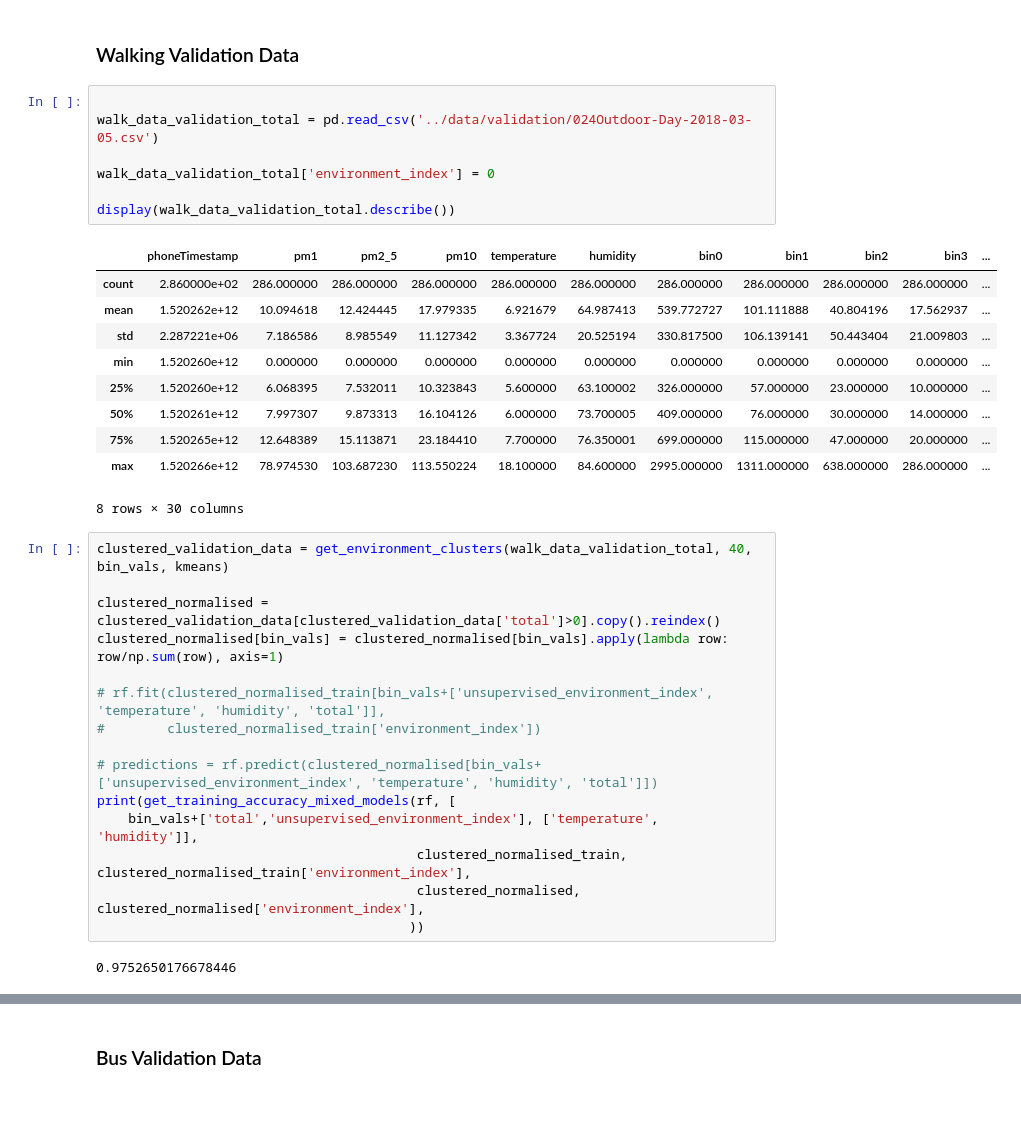
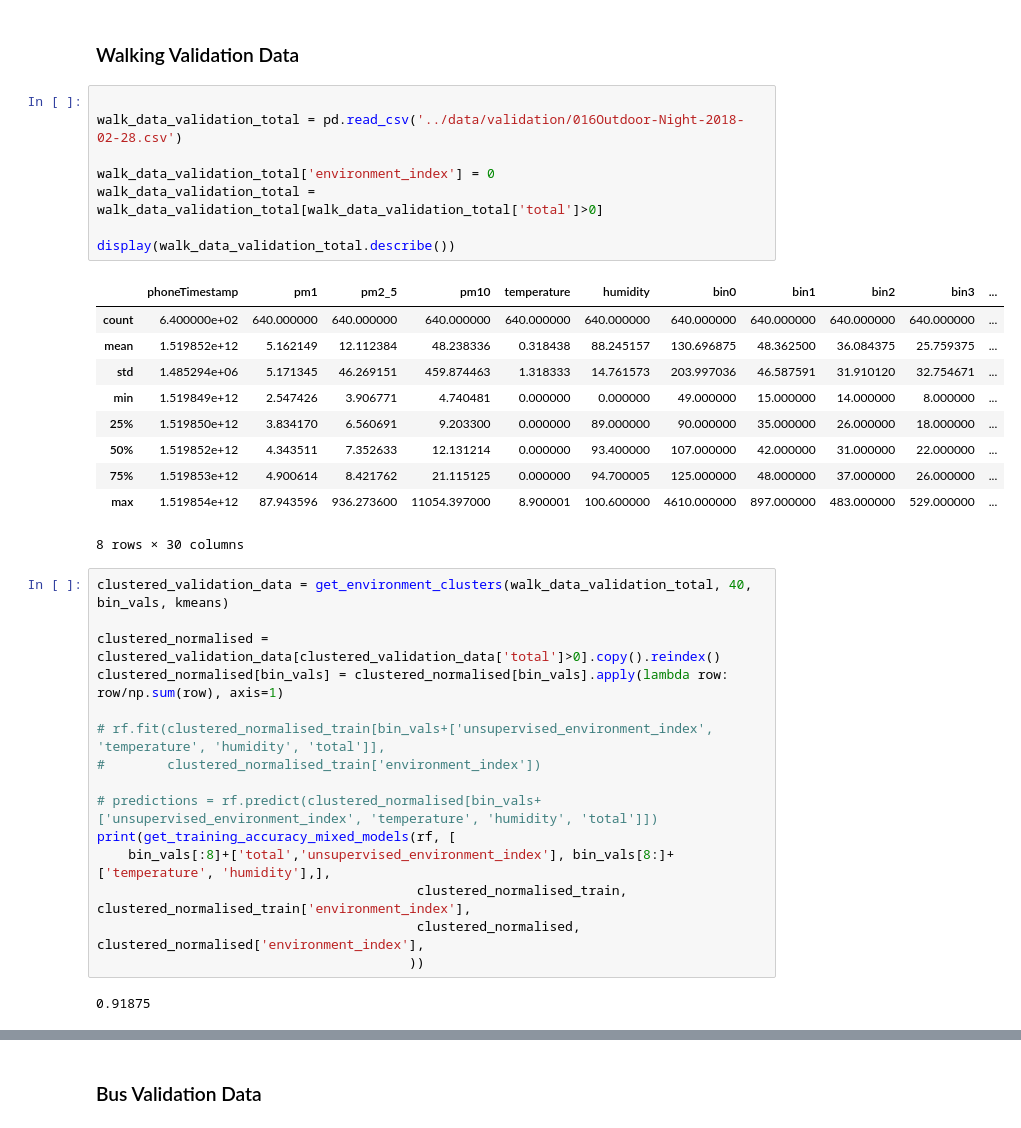
Before and after one commit to MihaiVisu/HonoursProject, a Jupyter notebook: notebooks/mixed_final_model.ipynb, the cells around one changed output, grey strips where cells are left out. Saved outputs shown, nothing was run; the diff lists cells and outputs as text.

```diff
--- a/notebooks/mixed_final_model.ipynb
+++ b/notebooks/mixed_final_model.ipynb
@@ -656,21 +736,22 @@ print(get_training_accuracy_mixed_models(rf, [
 ### Walking Validation Data
 # %%
 
-walk_data_validation_total = pd.read_csv('../data/validation/024Outdoor-Day-2018-03-05.csv')
+walk_data_validation_total = pd.read_csv('../data/validation/016Outdoor-Night-2018-02-28.csv')
 
 walk_data_validation_total['environment_index'] = 0
+walk_data_validation_total = walk_data_validation_total[walk_data_validation_total['total']>0]
 
 display(walk_data_validation_total.describe())
 # %% [output]
 |  | phoneTimestamp | pm1 | pm2_5 | pm10 | temperature | humidity | bin0 | bin1 | bin2 | bin3 | ... |
-| count | 2.860000e+02 | 286.000000 | 286.000000 | 286.000000 | 286.000000 | 286.000000 | 286.000000 | 286.000000 | 286.000000 | 286.000000 | ... |
-| mean | 1.520262e+12 | 10.094618 | 12.424445 | 17.979335 | 6.921679 | 64.987413 | 539.772727 | 101.111888 | 40.804196 | 17.562937 | ... |
-| std | 2.287221e+06 | 7.186586 | 8.985549 | 11.127342 | 3.367724 | 20.525194 | 330.817500 | 106.139141 | 50.443404 | 21.009803 | ... |
-| min | 1.520260e+12 | 0.000000 | 0.000000 | 0.000000 | 0.000000 | 0.000000 | 0.000000 | 0.000000 | 0.000000 | 0.000000 | ... |
-| 25% | 1.520260e+12 | 6.068395 | 7.532011 | 10.323843 | 5.600000 | 63.100002 | 326.000000 | 57.000000 | 23.000000 | 10.000000 | ... |
-| 50% | 1.520261e+12 | 7.997307 | 9.873313 | 16.104126 | 6.000000 | 73.700005 | 409.000000 | 76.000000 | 30.000000 | 14.000000 | ... |
-| 75% | 1.520265e+12 | 12.648389 | 15.113871 | 23.184410 | 7.700000 | 76.350001 | 699.000000 | 115.000000 | 47.000000 | 20.000000 | ... |
-| max | 1.520266e+12 | 78.974530 | 103.687230 | 113.550224 | 18.100000 | 84.600000 | 2995.000000 | 1311.000000 | 638.000000 | 286.000000 | ... |
+| count | 6.400000e+02 | 640.000000 | 640.000000 | 640.000000 | 640.000000 | 640.000000 | 640.000000 | 640.000000 | 640.000000 | 640.000000 | ... |
+| mean | 1.519852e+12 | 5.162149 | 12.112384 | 48.238336 | 0.318438 | 88.245157 | 130.696875 | 48.362500 | 36.084375 | 25.759375 | ... |
+| std | 1.485294e+06 | 5.171345 | 46.269151 | 459.874463 | 1.318333 | 14.761573 | 203.997036 | 46.587591 | 31.910120 | 32.754671 | ... |
+| min | 1.519849e+12 | 2.547426 | 3.906771 | 4.740481 | 0.000000 | 0.000000 | 49.000000 | 15.000000 | 14.000000 | 8.000000 | ... |
+| 25% | 1.519850e+12 | 3.834170 | 6.560691 | 9.203300 | 0.000000 | 89.000000 | 90.000000 | 35.000000 | 26.000000 | 18.000000 | ... |
+| 50% | 1.519852e+12 | 4.343511 | 7.352633 | 12.131214 | 0.000000 | 93.400000 | 107.000000 | 42.000000 | 31.000000 | 22.000000 | ... |
+| 75% | 1.519853e+12 | 4.900614 | 8.421762 | 21.115125 | 0.000000 | 94.700005 | 125.000000 | 48.000000 | 37.000000 | 26.000000 | ... |
+| max | 1.519854e+12 | 87.943596 | 936.273600 | 11054.397000 | 8.900001 | 100.600000 | 4610.000000 | 897.000000 | 483.000000 | 529.000000 | ... |
 8 rows × 30 columns
 # %%
 clustered_validation_data = get_environment_clusters(walk_data_validation_total, 40, bin_vals, kmeans)
@@ -683,12 +764,12 @@ clustered_normalised[bin_vals] = clustered_normalised[bin_vals].apply(lambda row
 
 # predictions = rf.predict(clustered_normalised[bin_vals+['unsupervised_environment_index', 'temperature', 'humidity', 'total']])
 print(get_training_accuracy_mixed_models(rf, [
-    bin_vals+['total','unsupervised_environment_index'], ['temperature', 'humidity']],
+    bin_vals[:8]+['total','unsupervised_environment_index'], bin_vals[8:]+['temperature', 'humidity'],],
                                          clustered_normalised_train, clustered_normalised_train['environment_index'],
                                          clustered_normalised, clustered_normalised['environment_index'],
                                         ))
 # %% [output]
-0.9752650176678446
+0.91875
 # %%
 clustered_validation_data = get_environment_clusters(walk_data_validation_total, 40, bin_vals, kmeans)
 
```
Also changed, not shown: parts of 44 cells of this notebook, 1 other file.
